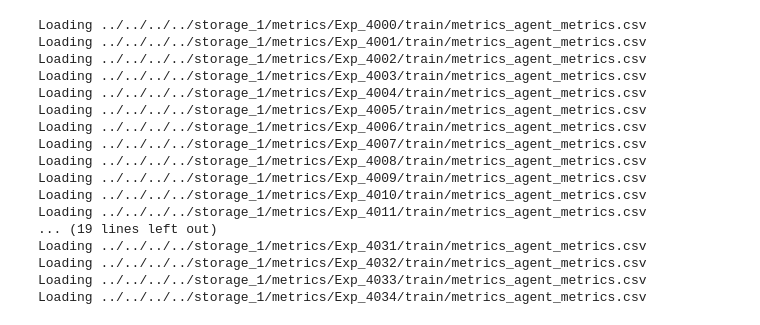
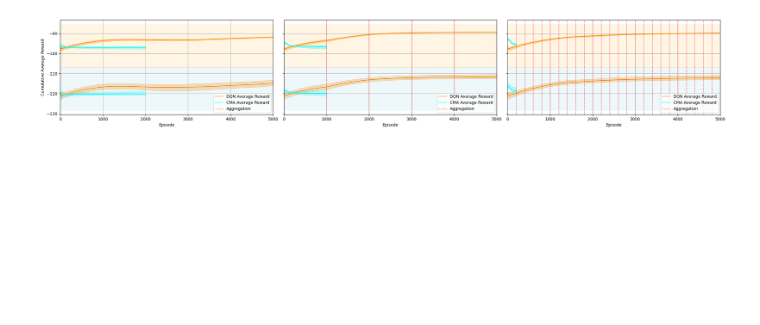
Before and after one commit to LucasHartmanWestern/rl-for-vrp-csp, a Jupyter notebook: experiments/Part 1 Figures.ipynb, the cells around one changed output. Cells and saved outputs as stored; diff of their text form; code cells hidden in the pictures; blank space fills up the shorter version.

```diff
--- a/experiments/Part 1 Figures.ipynb
+++ b/experiments/Part 1 Figures.ipynb
@@ -18,8 +22,8 @@ colors = {
 starting_exp = 4000
 ending_exp = 4035
 save_processed_data = True
-#exp_lists_preformatted = ['4000_4035.csv', '4072_4107.csv'] # Existing formatted datasets
-exp_lists_preformatted = []
+exp_lists_preformatted = ['4000_4035.csv', '4072_4107.csv'] # Existing formatted datasets
+#exp_lists_preformatted = []
 
 
 experiments = range(starting_exp, ending_exp + 1)
@@ -77,24 +81,6 @@ if len(exp_lists_preformatted) == 0:
         agent_data['eps_per_agg'] = nn_c['num_episodes']
 
         exp_agent_data.append(agent_data)
-# %% [output]
-Loading ../../../../storage_1/metrics/Exp_4000/train/metrics_agent_metrics.csv
-Loading ../../../../storage_1/metrics/Exp_4001/train/metrics_agent_metrics.csv
-Loading ../../../../storage_1/metrics/Exp_4002/train/metrics_agent_metrics.csv
-Loading ../../../../storage_1/metrics/Exp_4003/train/metrics_agent_metrics.csv
-Loading ../../../../storage_1/metrics/Exp_4004/train/metrics_agent_metrics.csv
-Loading ../../../../storage_1/metrics/Exp_4005/train/metrics_agent_metrics.csv
-Loading ../../../../storage_1/metrics/Exp_4006/train/metrics_agent_metrics.csv
-Loading ../../../../storage_1/metrics/Exp_4007/train/metrics_agent_metrics.csv
-Loading ../../../../storage_1/metrics/Exp_4008/train/metrics_agent_metrics.csv
-Loading ../../../../storage_1/metrics/Exp_4009/train/metrics_agent_metrics.csv
-Loading ../../../../storage_1/metrics/Exp_4010/train/metrics_agent_metrics.csv
-Loading ../../../../storage_1/metrics/Exp_4011/train/metrics_agent_metrics.csv
-... (19 lines left out)
-Loading ../../../../storage_1/metrics/Exp_4031/train/metrics_agent_metrics.csv
-Loading ../../../../storage_1/metrics/Exp_4032/train/metrics_agent_metrics.csv
-Loading ../../../../storage_1/metrics/Exp_4033/train/metrics_agent_metrics.csv
-Loading ../../../../storage_1/metrics/Exp_4034/train/metrics_agent_metrics.csv
 # %%
 if len(exp_lists_preformatted) == 0:
     # Convert data to DataFrame for easier manipulation
@@ -169,7 +155,7 @@ agg_levels_sorted = sorted(cumulative_avg_reward_by_algorithm['num_aggs'].unique
 
 num_plots = len(cumulative_avg_reward_by_algorithm['num_aggs'].unique())
 
-fig, axes = plt.subplots(1, num_plots, figsize=(24, 6), sharey=True)  # Adjust figsize as needed
+fig, axes = plt.subplots(1, num_plots, figsize=(24, 4), sharey=True, sharex=True)  # Adjust figsize as needed
 
 for plot_ind, agg_level in enumerate(agg_levels_sorted):
     ax = axes[plot_ind]
@@ -181,39 +167,74 @@ for plot_ind, agg_level in enumerate(agg_levels_sorted):
 
     for season in agg_level_data['season'].unique():
         season_data = agg_level_data[agg_level_data['season'] == season]
 
         for algo in season_data['algorithm'].unique():
             # Filter the data for the current zone
             algo_data = season_data[season_data['algorithm'] == algo]
 
             min_cumulative_avg_reward = algo_data.groupby('episode')['cumulative_reward'].min()
             max_cumulative_avg_reward = algo_data.groupby('episode')['cumulative_reward'].max()
             mean_cumulative_avg_reward = algo_data.groupby('episode')['cumulative_reward'].mean()
 
             ax.fill_between(
                 min_cumulative_avg_reward.index,
                 min_cumulative_avg_reward.values,
                 max_cumulative_avg_reward.values,
                 color=colors[algo],
                 alpha=0.3
             )
-            ax.plot(
-                mean_cumulative_avg_reward.index,
-                mean_cumulative_avg_reward.values,
-                color=colors[algo],
-                label=f'Algorithm {algo} Average Reward - Season {season}'
-            )
+            if season == 'summer':
+                ax.plot(
+                    mean_cumulative_avg_reward.index,
+                    mean_cumulative_avg_reward.values,
+                    color=colors[algo],
+                    label=f'{algo} Average Reward'
+                )
+            else:
+                ax.plot(
+                    mean_cumulative_avg_reward.index,
+                    mean_cumulative_avg_reward.values,
+                    color=colors[algo]
+                )
 
     for agg in range(1, agg_level + 1):
         if agg == 1:
-            ax.axvline(x=(agg * eps_per_agg), color='r', linestyle='--', linewidth=1, label='Aggregation', alpha=0.3)
+            ax.axvline(x=(agg * eps_per_agg), color='r', linestyle='--', linewidth=1, label='Aggregation', alpha=0.7)
         else:
-            ax.axvline(x=(agg * eps_per_agg), color='r', linestyle='--', linewidth=1, alpha=0.3)
+            ax.axvline(x=(agg * eps_per_agg), color='r', linestyle='--', linewidth=1, alpha=0.7)
+
+    # Get the current x-axis limits
+    x_min, x_max = ax.get_xlim()
+    # Create x-values that cover the entire x-axis range
+    x_values = np.linspace(x_min, x_max, num=1000)
+    # Calculate the midpoint of the y-axis
+    y_mid = (y_max + y_min) / 2
+
+    for season in ['winter', 'summer']:
+        if season == 'winter':
+            ax.fill_between(
+                x=x_values,
+                y1=y_min,
+                y2=y_mid,
+                color='lightblue',
+                alpha=0.2
+            )
+        elif season == 'summer':
+            ax.fill_between(
+                x=x_values,
+                y1=y_mid,
+                y2=y_max,
+                color='orange',
+                alpha=0.1
+            )
 
     ax.set_xlabel('Episode')
     axes[0].set_ylabel('Cumulative Average Reward')
-    ax.set_title(f'{agg_level} Aggregations')
     ax.legend(loc='lower right')
     ax.grid(True)
+    ax.set_xlim(0, 5000)
 
+fig.tight_layout()
 fig.show()
+# %% [output]
+[figure, added]
```
Also changed, not shown: parts of 3 cells of this notebook, 5 other files.
